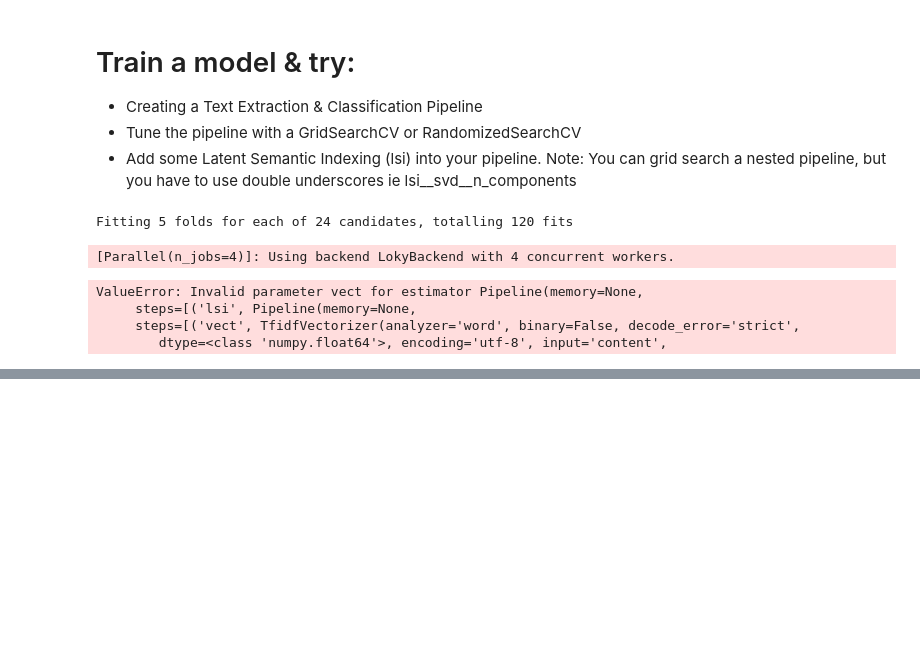
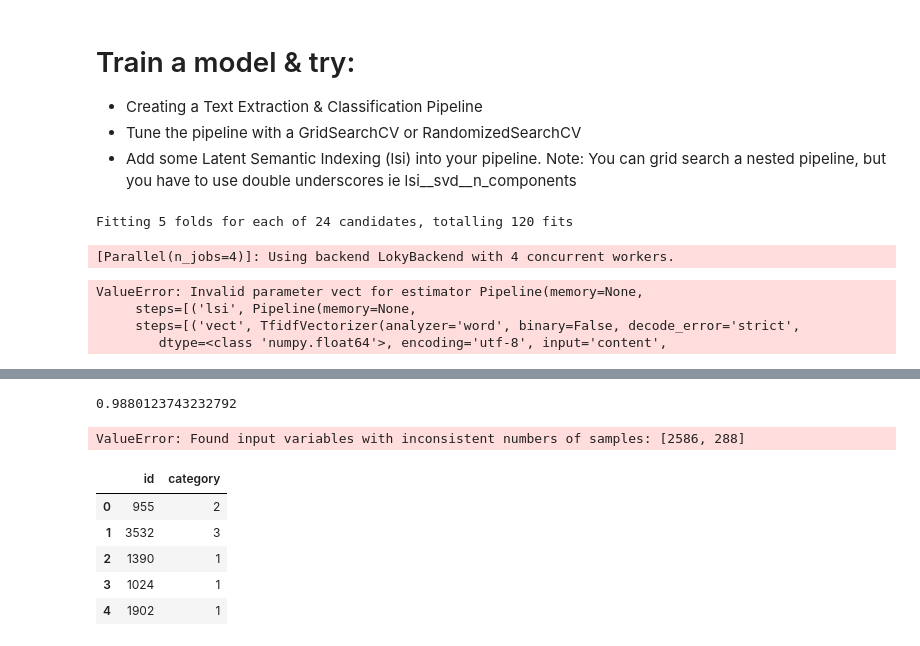
Before and after one commit to nephylum/DS-Unit-4-Sprint-1-NLP, a Jupyter notebook: module3-document-classification/DS9-413-Eric-Ramon.ipynb, the cells around one changed output, grey strips where cells are left out. Cells and saved outputs as stored; diff of their text form; code cells hidden in the pictures; blank space fills up the shorter version.

```diff
--- a/module3-document-classification/DS9-413-Eric-Ramon.ipynb
+++ b/module3-document-classification/DS9-413-Eric-Ramon.ipynb
@@ -204,0 +221,2 @@ ValueError: Invalid parameter vect for estimator Pipeline(memory=None,
+# %%
+rfc.fit(X, train['category'])
@@ -204,0 +231,26 @@ ValueError: Invalid parameter vect for estimator Pipeline(memory=None,
+# %%
+rfc.score(X, train['category'])
+# %% [output]
+0.9880123743232792
+# %%
+spacy_vects = get_word_vectors(test['description'])
+# %%
+rfc.score(spacy_vects, train['category'])
+# %% [output]
+ValueError: Found input variables with inconsistent numbers of samples: [2586, 288]
+# %%
+# Predictions on test sample
+pred = rfc.predict(spacy_vects)
+# %%
+submission = pd.DataFrame({'id': test['id'], 'category':pred})
+submission['category'] = submission['category'].astype('int64')
+# %%
+# Make Sure the Category is an Integer
+submission.head()
+# %% [output]
+|  | id | category |
+| 0 | 955 | 2 |
+| 1 | 3532 | 3 |
+| 2 | 1390 | 1 |
+| 3 | 1024 | 1 |
+| 4 | 1902 | 1 |
```
Also changed, not shown: parts of 7 cells of this notebook.
